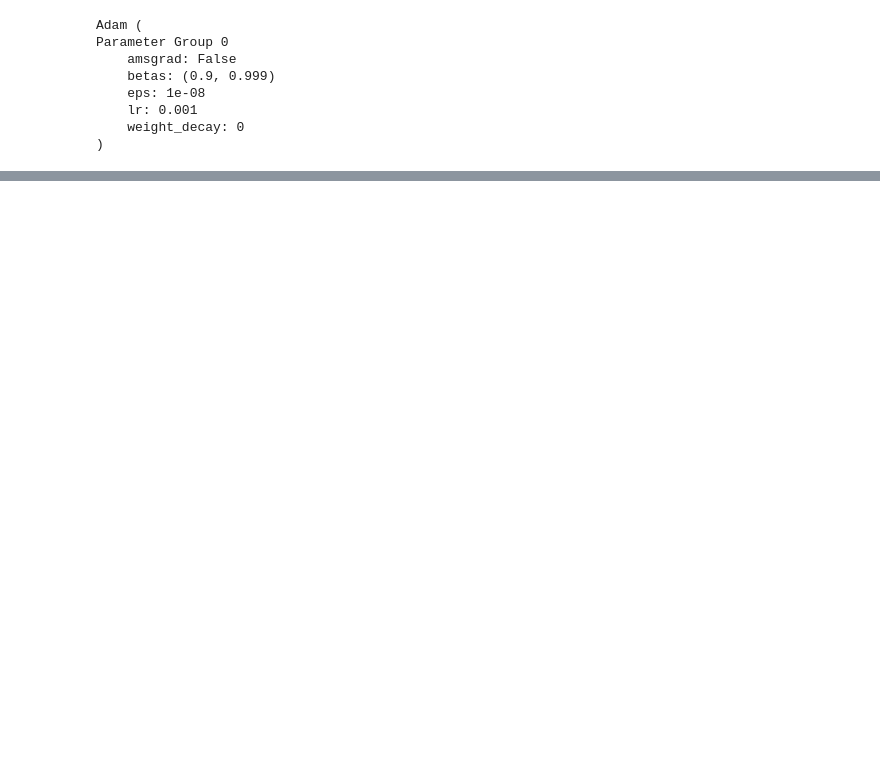
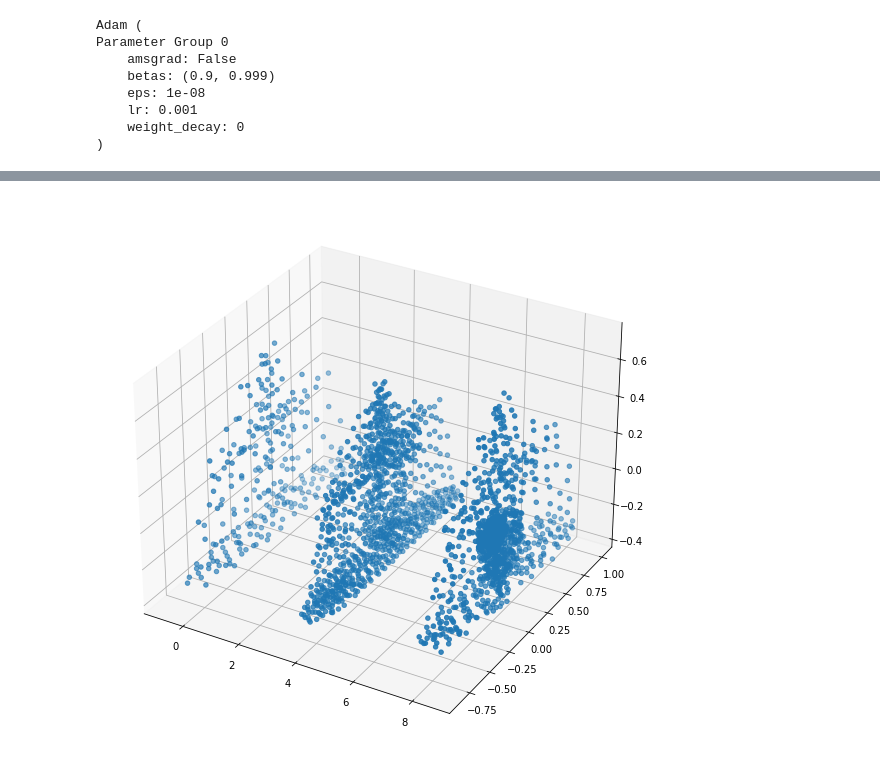
Before and after one commit to zademn/PU-GCN-pytorch, a Jupyter notebook: Training.ipynb, the cells around one changed output, grey strips where cells are left out. Cells and saved outputs as stored; diff of their text form; code cells hidden in the pictures; blank space fills up the shorter version.

```diff
--- a/Training.ipynb
+++ b/Training.ipynb
@@ -250,0 +233,6 @@ viz_many([data_cloud, gt_cloud, pred])
+# %%
+idx = np.random.choice(len(valset)) # 0
+sample, gt = valset[idx]
+# %%
+pred = pugcn(sample.to(device)).cpu().detach().numpy()
+pred
@@ -250,0 +247,6 @@ viz_many([data_cloud, gt_cloud, pred])
+# %%
+fig = plt.figure(figsize = (10, 10))
+ax = plt.axes(projection='3d')
+viz_many_mpl([sample, gt, pred], d = 4, ax = ax)
+# %% [output]
+[figure, added]
```
Also changed, not shown: parts of 17 cells of this notebook, 10 other files.
